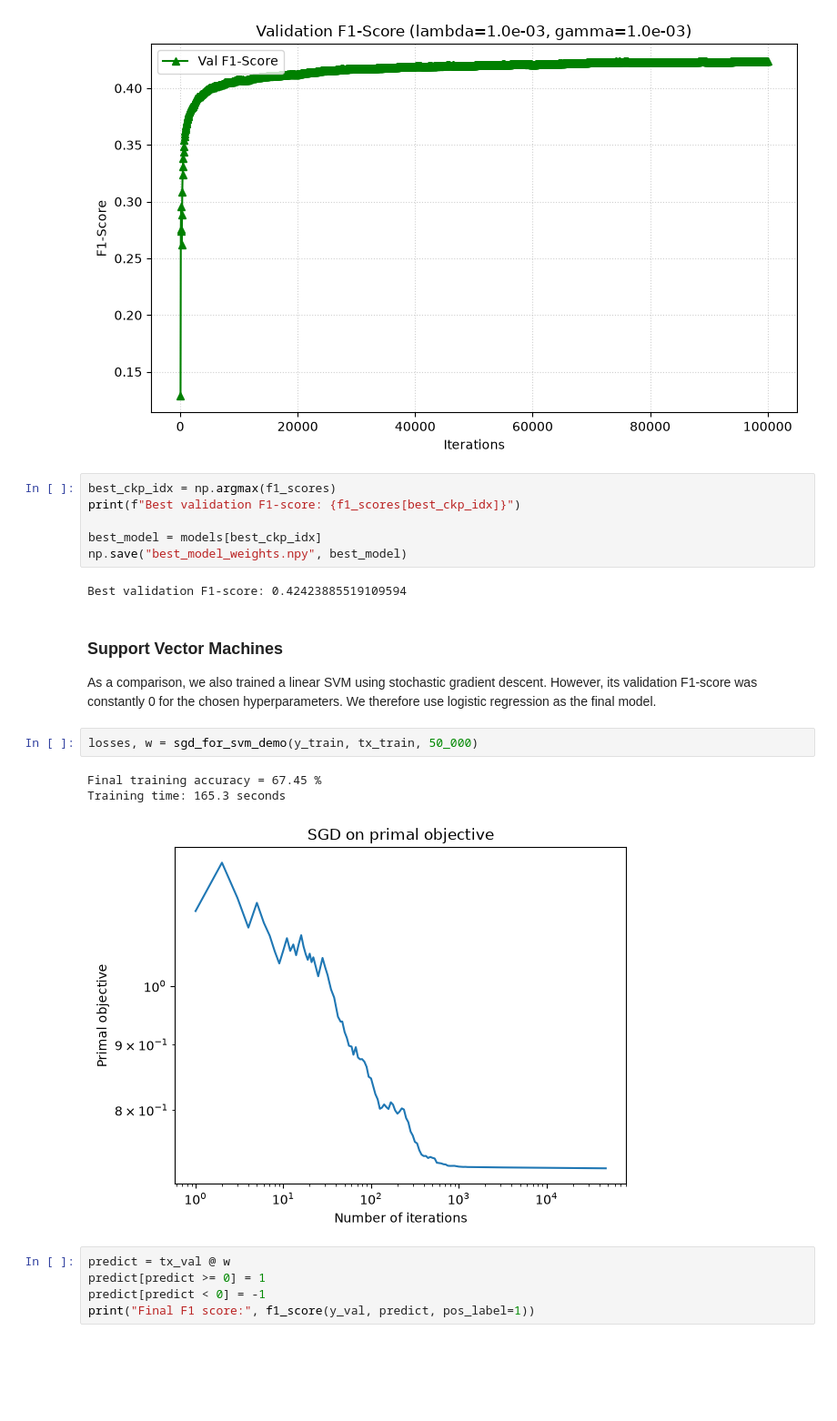
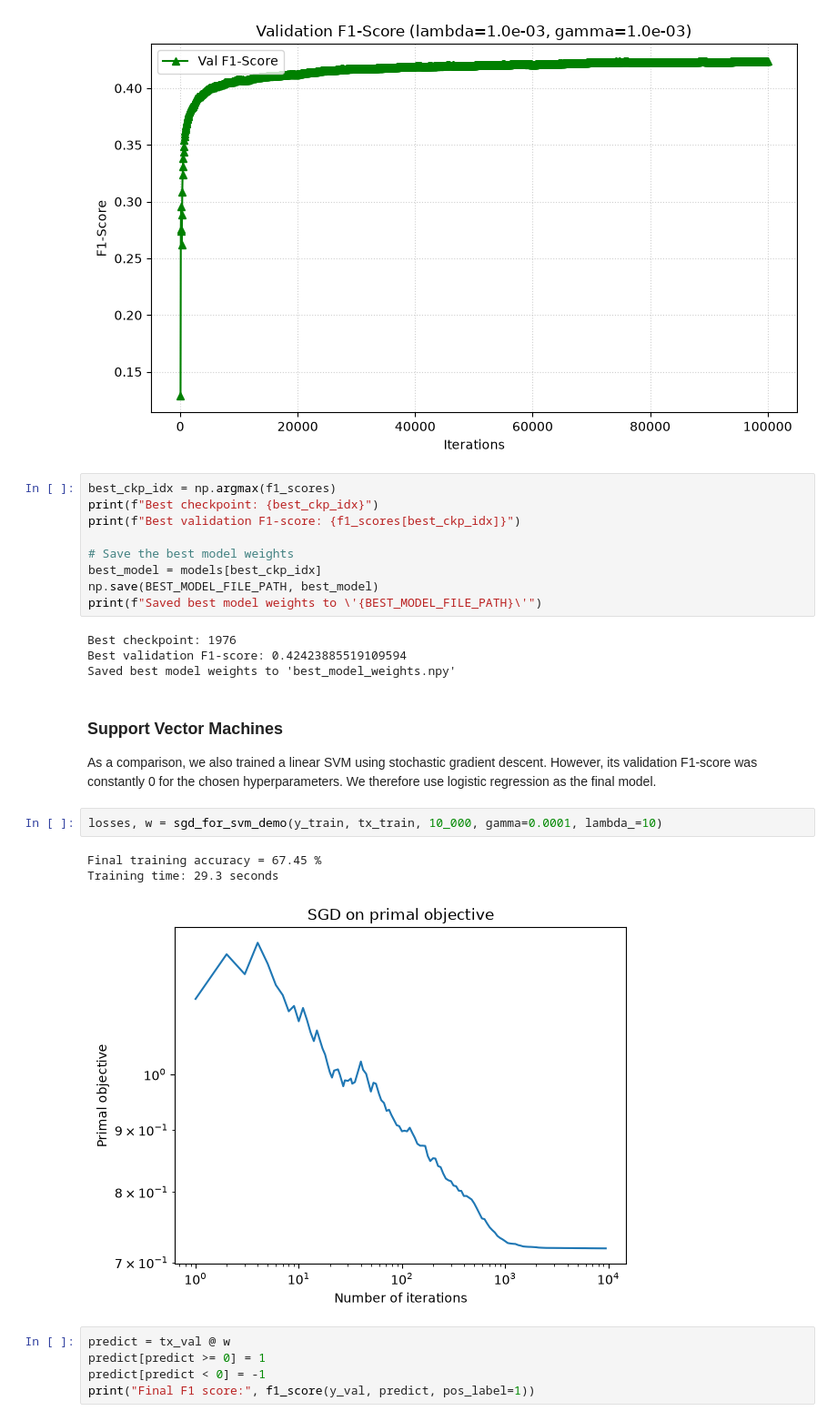
Before and after one commit to floribau/ml-project1, a Jupyter notebook: run.ipynb, the cells around one changed output. Shown at 91% size. Saved outputs shown, nothing was run; the diff lists cells and outputs as text; blank space fills up the shorter version.

```diff
--- a/run.ipynb
+++ b/run.ipynb
@@ -836,23 +834,28 @@ plt.show()
 [figure]
 # %%
 best_ckp_idx = np.argmax(f1_scores)
+print(f"Best checkpoint: {best_ckp_idx}")
 print(f"Best validation F1-score: {f1_scores[best_ckp_idx]}")
 
+# Save the best model weights
 best_model = models[best_ckp_idx]
-np.save("best_model_weights.npy", best_model)
+np.save(BEST_MODEL_FILE_PATH, best_model)
+print(f"Saved best model weights to \'{BEST_MODEL_FILE_PATH}\'")
 # %% [output]
+Best checkpoint: 1976
 Best validation F1-score: 0.42423885519109594
+Saved best model weights to 'best_model_weights.npy'
 # %% [markdown]
 ### Support Vector Machines
 
 As a comparison, we also trained a linear SVM using stochastic gradient descent.
 However, its validation F1-score was constantly 0 for the chosen hyperparameters. We therefore use logistic regression as the final model.
 # %%
-losses, w = sgd_for_svm_demo(y_train, tx_train, 50_000)
+losses, w = sgd_for_svm_demo(y_train, tx_train, 10_000, gamma=0.0001, lambda_=10)
 # %% [output]
 Final training accuracy = 67.45 %
-Training time: 165.3 seconds
+Training time: 29.3 seconds
-[figure, old version]
+[figure, new version]
 # %%
 predict = tx_val @ w
 predict[predict >= 0] = 1
```
Also changed, not shown: parts of 6 cells of this notebook.
